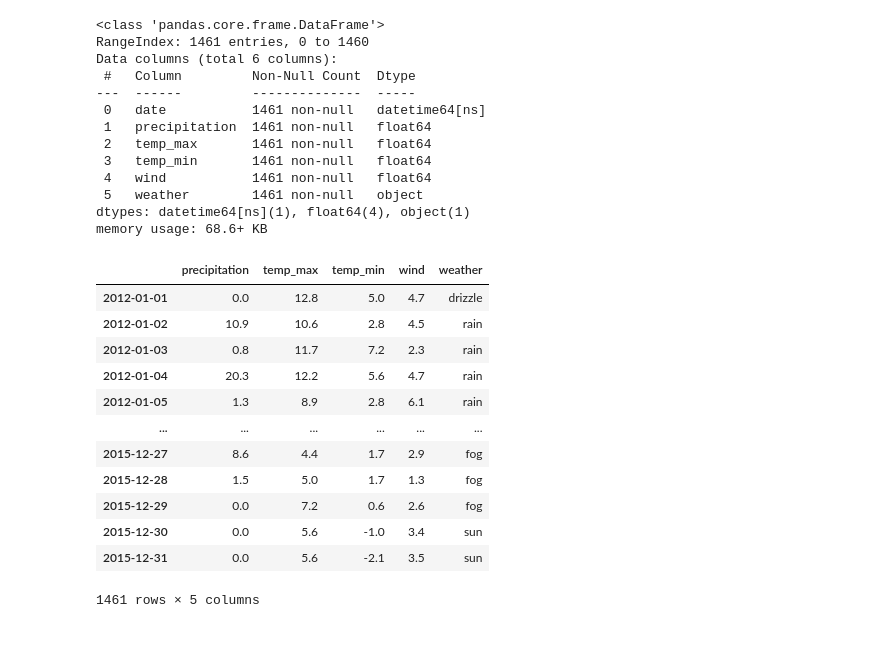
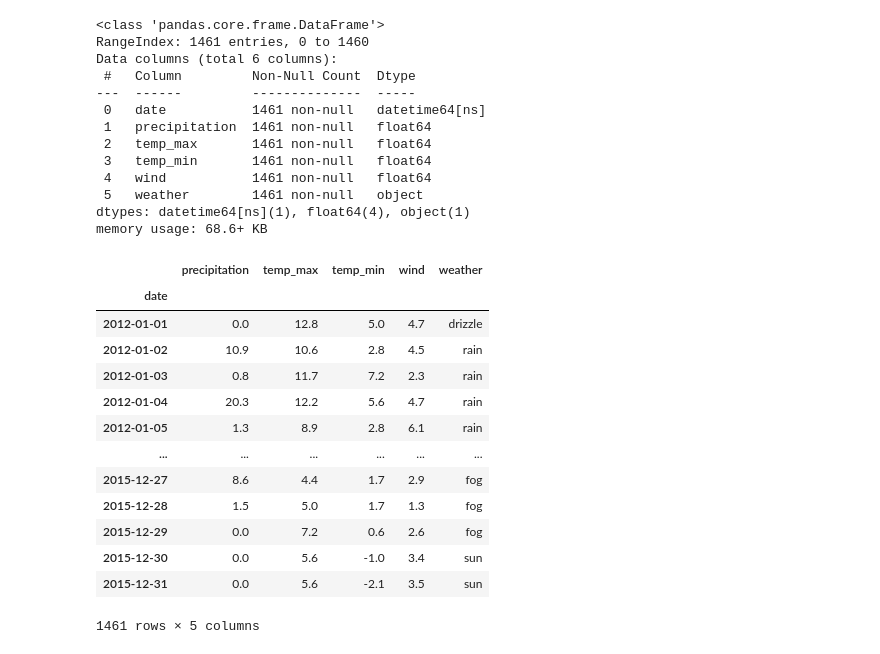
Before and after one commit to mijailmariano/time-series-exercises, a Jupyter notebook: working_with_time_series_data.ipynb, the cells around one changed output. Drawn from its saved outputs; the diff is of its cells as text; code cells hidden in the pictures.

```diff
--- a/working_with_time_series_data.ipynb
+++ b/working_with_time_series_data.ipynb
@@ -331,11 +336,12 @@ memory usage: 68.6+ KB
 # %%
 # let's set the date column as the index
 # also removing the date header in index position
 
-seattle = seattle.set_index("date").rename_axis(index = None)
+seattle = seattle.set_index("date")
 seattle
 # %% [output]
 |  | precipitation | temp_max | temp_min | wind | weather |
+| date |  |  |  |  |  |
 | 2012-01-01 | 0.0 | 12.8 | 5.0 | 4.7 | drizzle |
 | 2012-01-02 | 10.9 | 10.6 | 2.8 | 4.5 | rain |
 | 2012-01-03 | 0.8 | 11.7 | 7.2 | 2.3 | rain |
```
Also changed, not shown: parts of 29 cells of this notebook, 2 other files.
